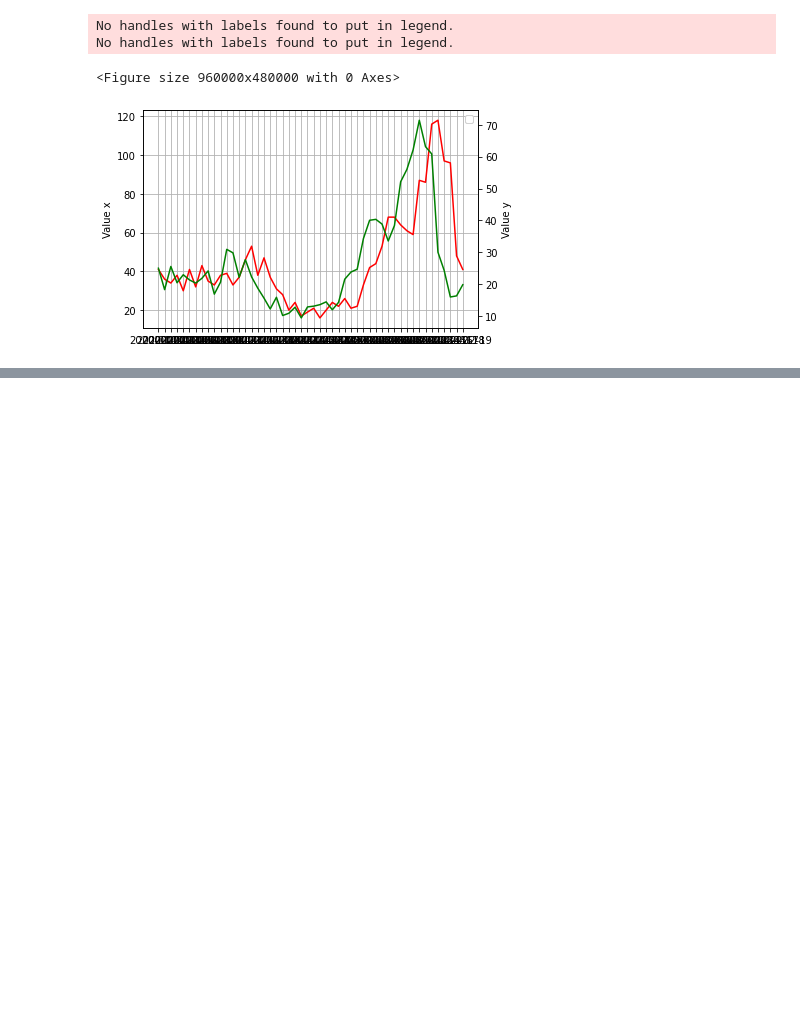
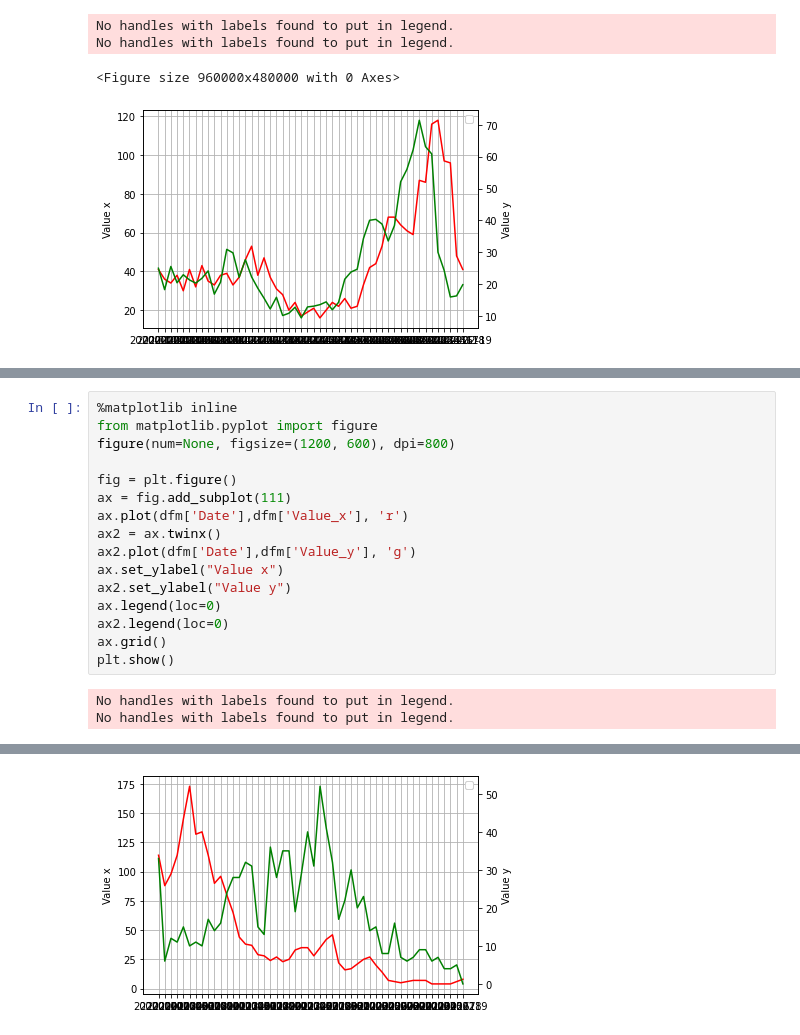
Before and after one commit to eugenio-santos/rootanalysis, a Jupyter notebook: grangerPOC.ipynb, the cells around one changed output, grey strips where cells are left out. Saved outputs shown, nothing was run; the diff lists cells and outputs as text; blank space fills up the shorter version.

```diff
--- a/grangerPOC.ipynb
+++ b/grangerPOC.ipynb
@@ -155,0 +167,19 @@ rs
+# %%
+%matplotlib inline
+from matplotlib.pyplot import figure
+figure(num=None, figsize=(1200, 600), dpi=800)
+
+fig = plt.figure()
+ax = fig.add_subplot(111)
+ax.plot(dfm['Date'],dfm['Value_x'], 'r')
+ax2 = ax.twinx()
+ax2.plot(dfm['Date'],dfm['Value_y'], 'g')
+ax.set_ylabel("Value x")
+ax2.set_ylabel("Value y")
+ax.legend(loc=0)
+ax2.legend(loc=0)
+ax.grid()
+plt.show()
+# %% [output]
+No handles with labels found to put in legend.
+No handles with labels found to put in legend.
@@ -155,0 +187 @@ rs
+[figure, added]
```
Also changed, not shown: parts of 13 cells of this notebook.
